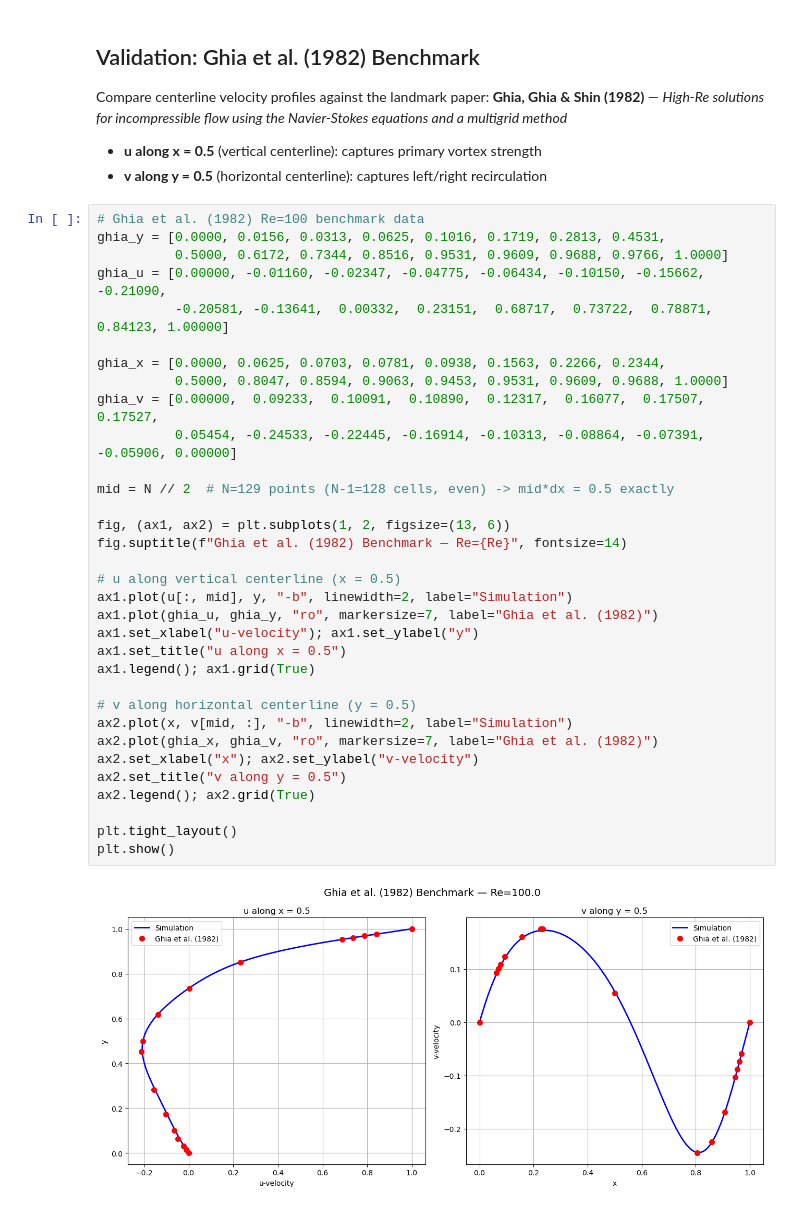
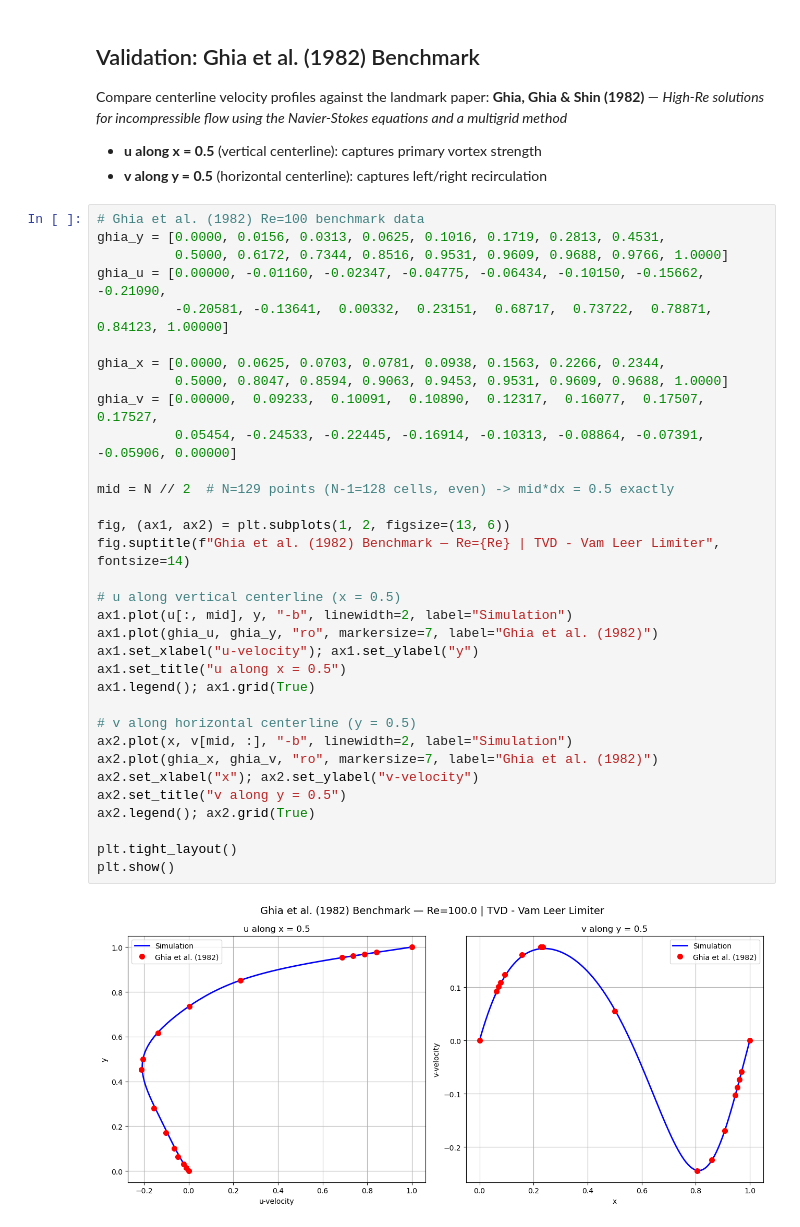
Before and after one commit to harishragul/cfd-research, a Jupyter notebook: lid-driven-cavity/lid_driven_cavity_tvd.ipynb, the cells around one changed output. Saved outputs shown, nothing was run; the diff lists cells and outputs as text.

```diff
--- a/lid-driven-cavity/lid_driven_cavity_tvd.ipynb
+++ b/lid-driven-cavity/lid_driven_cavity_tvd.ipynb
@@ -399,32 +399,32 @@ ghia_y = [0.0000, 0.0156, 0.0313, 0.0625, 0.1016, 0.1719, 0.2813, 0.4531,
           0.5000, 0.6172, 0.7344, 0.8516, 0.9531, 0.9609, 0.9688, 0.9766, 1.0000]
 ghia_u = [0.00000, -0.01160, -0.02347, -0.04775, -0.06434, -0.10150, -0.15662, -0.21090,
           -0.20581, -0.13641,  0.00332,  0.23151,  0.68717,  0.73722,  0.78871,  0.84123, 1.00000]
 
 ghia_x = [0.0000, 0.0625, 0.0703, 0.0781, 0.0938, 0.1563, 0.2266, 0.2344,
           0.5000, 0.8047, 0.8594, 0.9063, 0.9453, 0.9531, 0.9609, 0.9688, 1.0000]
 ghia_v = [0.00000,  0.09233,  0.10091,  0.10890,  0.12317,  0.16077,  0.17507,  0.17527,
           0.05454, -0.24533, -0.22445, -0.16914, -0.10313, -0.08864, -0.07391, -0.05906, 0.00000]
 
 mid = N // 2  # N=129 points (N-1=128 cells, even) -> mid*dx = 0.5 exactly
 
 fig, (ax1, ax2) = plt.subplots(1, 2, figsize=(13, 6))
-fig.suptitle(f"Ghia et al. (1982) Benchmark — Re={Re}", fontsize=14)
+fig.suptitle(f"Ghia et al. (1982) Benchmark — Re={Re} | TVD - Vam Leer Limiter", fontsize=14)
 
 # u along vertical centerline (x = 0.5)
 ax1.plot(u[:, mid], y, "-b", linewidth=2, label="Simulation")
 ax1.plot(ghia_u, ghia_y, "ro", markersize=7, label="Ghia et al. (1982)")
 ax1.set_xlabel("u-velocity"); ax1.set_ylabel("y")
 ax1.set_title("u along x = 0.5")
 ax1.legend(); ax1.grid(True)
 
 # v along horizontal centerline (y = 0.5)
 ax2.plot(x, v[mid, :], "-b", linewidth=2, label="Simulation")
 ax2.plot(ghia_x, ghia_v, "ro", markersize=7, label="Ghia et al. (1982)")
 ax2.set_xlabel("x"); ax2.set_ylabel("v-velocity")
 ax2.set_title("v along y = 0.5")
 ax2.legend(); ax2.grid(True)
 
 plt.tight_layout()
 plt.show()
 # %% [output]
-[figure, old version]
+[figure, new version]
```
Also changed, not shown: parts of 2 cells of this notebook.
